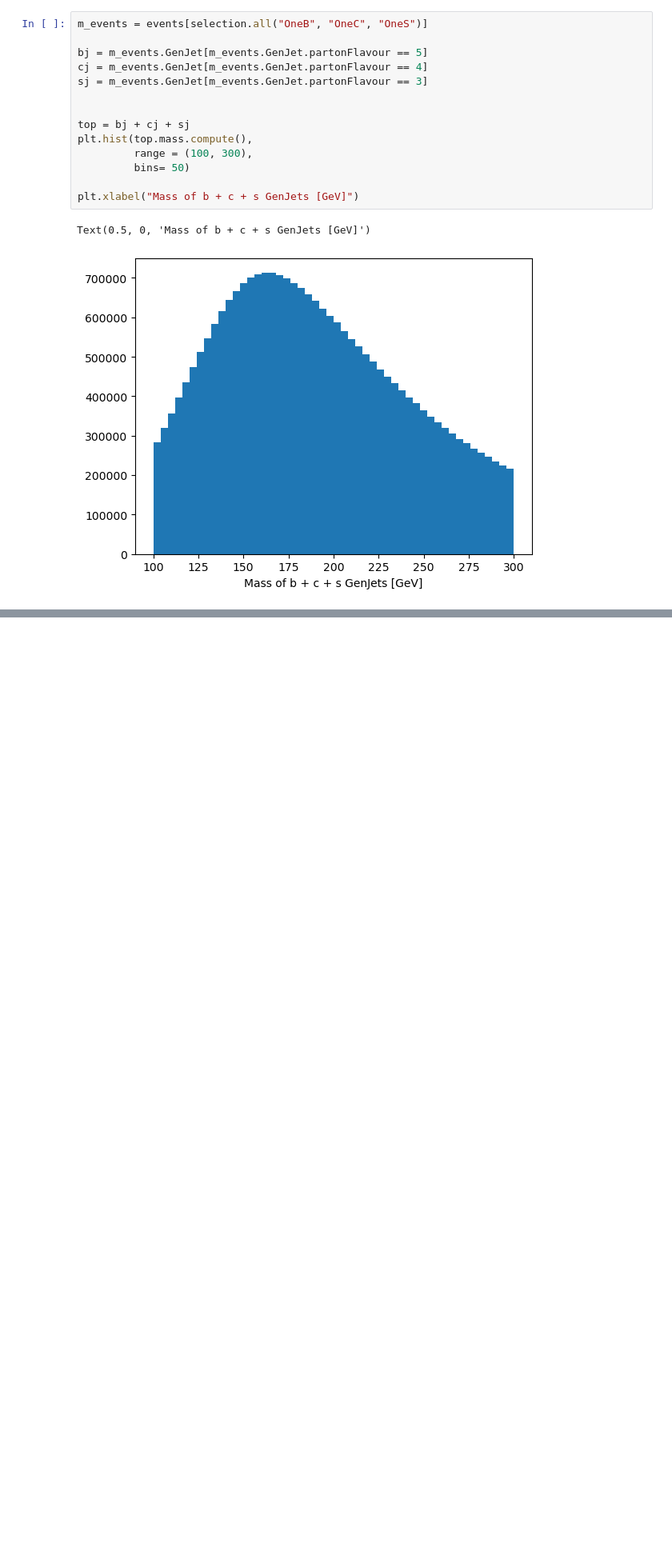
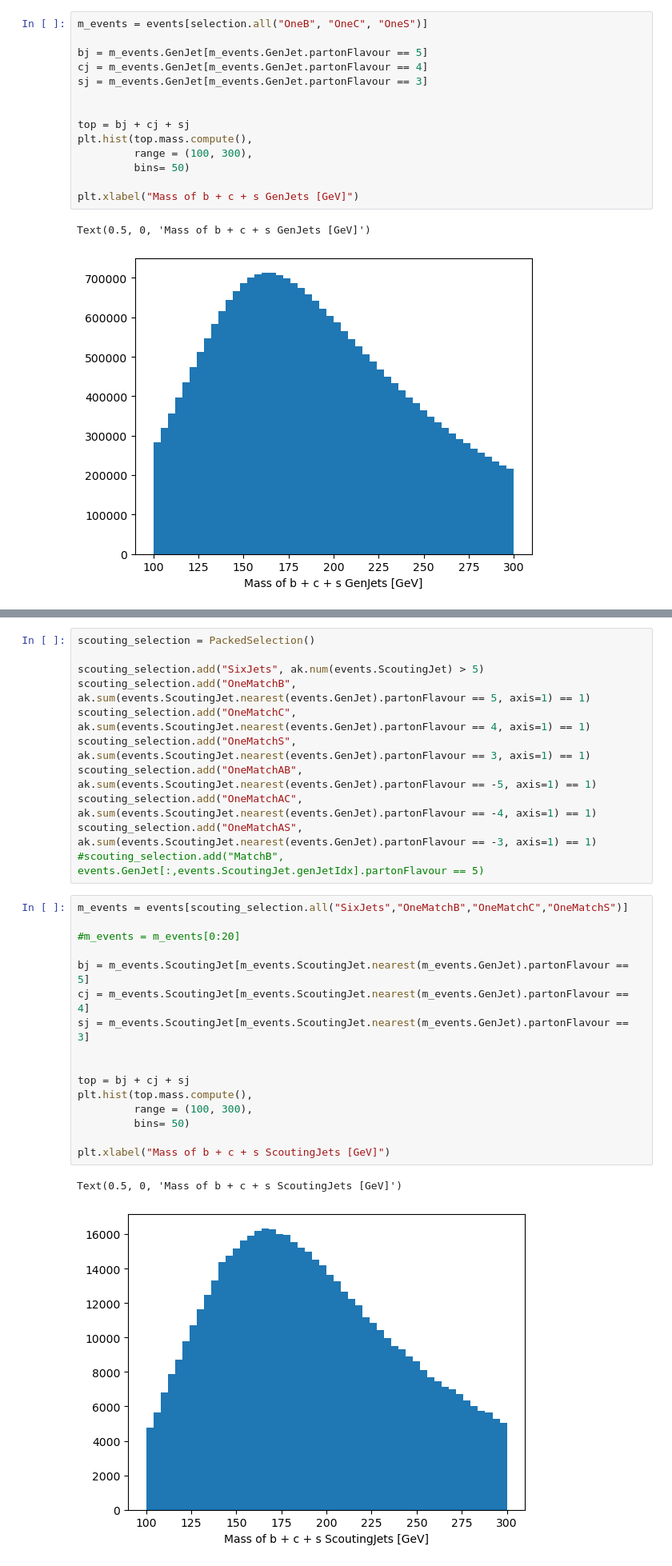
Before and after one commit to akanugan/MultiJets, a Jupyter notebook: top_sample_analyzer.ipynb, the cells around one changed output, grey strips where cells are left out. Shown at 80% size. Saved outputs shown, nothing was run; the diff lists cells and outputs as text; blank space fills up the shorter version.

```diff
--- a/top_sample_analyzer.ipynb
+++ b/top_sample_analyzer.ipynb
@@ -107,0 +167,30 @@ Text(0.5, 0, 'Mass of b + c + as GenJets [GeV]')
+# %%
+scouting_selection = PackedSelection()
+
+scouting_selection.add("SixJets", ak.num(events.ScoutingJet) > 5)
+scouting_selection.add("OneMatchB", ak.sum(events.ScoutingJet.nearest(events.GenJet).partonFlavour == 5, axis=1) == 1)
+scouting_selection.add("OneMatchC", ak.sum(events.ScoutingJet.nearest(events.GenJet).partonFlavour == 4, axis=1) == 1)
+scouting_selection.add("OneMatchS", ak.sum(events.ScoutingJet.nearest(events.GenJet).partonFlavour == 3, axis=1) == 1)
+scouting_selection.add("OneMatchAB", ak.sum(events.ScoutingJet.nearest(events.GenJet).partonFlavour == -5, axis=1) == 1)
+scouting_selection.add("OneMatchAC", ak.sum(events.ScoutingJet.nearest(events.GenJet).partonFlavour == -4, axis=1) == 1)
+scouting_selection.add("OneMatchAS", ak.sum(events.ScoutingJet.nearest(events.GenJet).partonFlavour == -3, axis=1) == 1)
+#scouting_selection.add("MatchB", events.GenJet[:,events.ScoutingJet.genJetIdx].partonFlavour == 5)
+# %%
+m_events = events[scouting_selection.all("SixJets","OneMatchB","OneMatchC","OneMatchS")]
+
+#m_events = m_events[0:20]
+
+bj = m_events.ScoutingJet[m_events.ScoutingJet.nearest(m_events.GenJet).partonFlavour == 5]
+cj = m_events.ScoutingJet[m_events.ScoutingJet.nearest(m_events.GenJet).partonFlavour == 4]
+sj = m_events.ScoutingJet[m_events.ScoutingJet.nearest(m_events.GenJet).partonFlavour == 3]
+
+
+top = bj + cj + sj
+plt.hist(top.mass.compute(),
+         range = (100, 300),
+         bins= 50)
+
+plt.xlabel("Mass of b + c + s ScoutingJets [GeV]")
+# %% [output]
+Text(0.5, 0, 'Mass of b + c + s ScoutingJets [GeV]')
+[figure, added]
```
Also changed, not shown: parts of 12 cells of this notebook.
